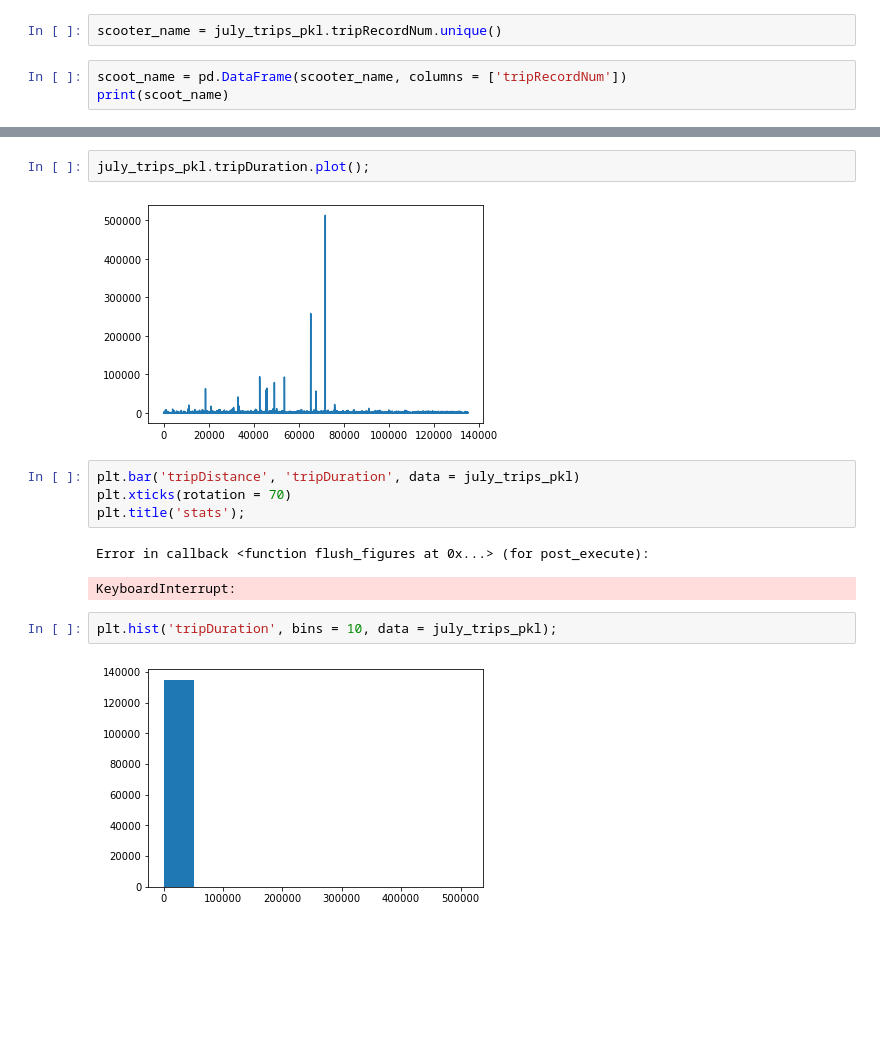
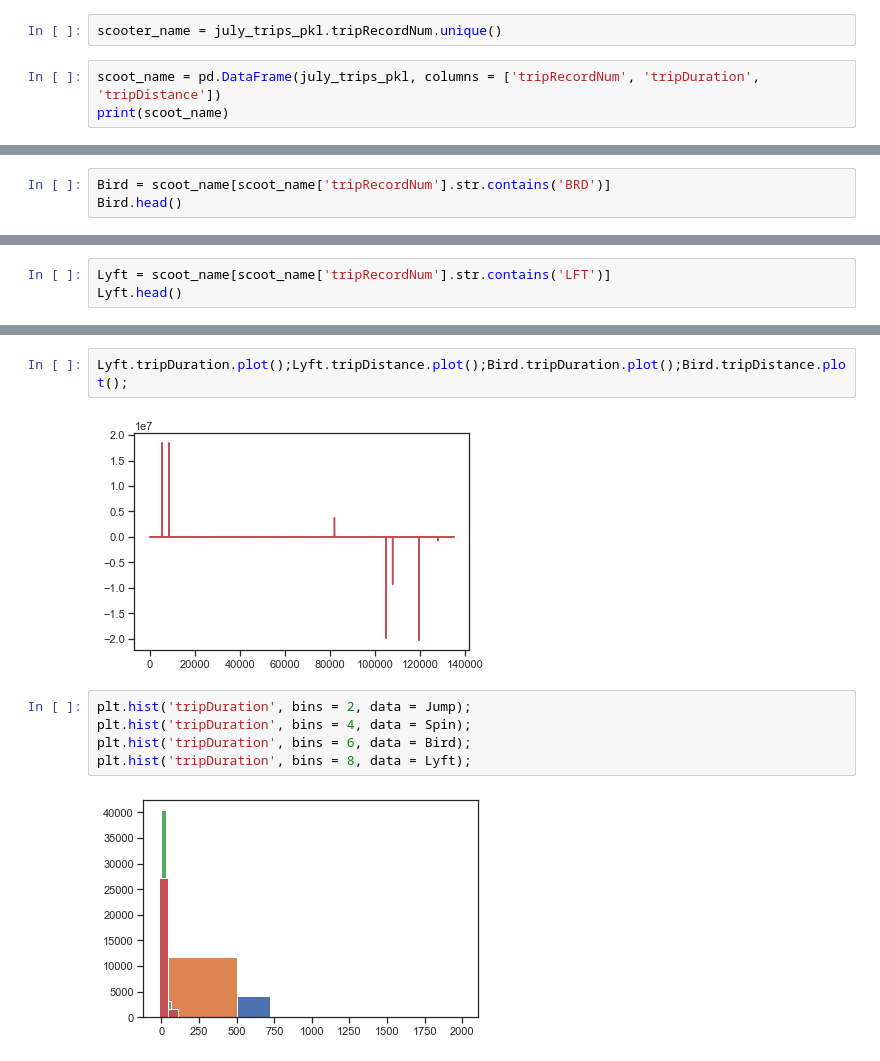
Before and after one commit to Quezadajl/nashville-scooters-project, a Jupyter notebook: notebooks/Scooter_Stats_JulyTrips.ipynb, the cells around one changed output, grey strips where cells are left out. Cells and saved outputs as stored; diff of their text form; blank space fills up the shorter version.

```diff
--- a/notebooks/Scooter_Stats_JulyTrips.ipynb
+++ b/notebooks/Scooter_Stats_JulyTrips.ipynb
@@ -97,6 +100,6 @@ dtype: int64
 # %%
 scooter_name = july_trips_pkl.tripRecordNum.unique()
 # %%
-scoot_name = pd.DataFrame(scooter_name, columns = ['tripRecordNum'])
+scoot_name = pd.DataFrame(july_trips_pkl, columns = ['tripRecordNum', 'tripDuration', 'tripDistance'])
 print(scoot_name)
 # %% [output]
@@ -116,0 +120,3 @@ print(scoot_name)
+# %%
+Bird = scoot_name[scoot_name['tripRecordNum'].str.contains('BRD')]
+Bird.head()
@@ -116,0 +130,3 @@ print(scoot_name)
+# %%
+Lyft = scoot_name[scoot_name['tripRecordNum'].str.contains('LFT')]
+Lyft.head()
@@ -117,15 +206,11 @@ print(scoot_name)
 # %%
-july_trips_pkl.tripDuration.plot();
+Lyft.tripDuration.plot();Lyft.tripDistance.plot();Bird.tripDuration.plot();Bird.tripDistance.plot();
 # %% [output]
-[figure, old version]
+[figure, new version]
-# %%
-plt.bar('tripDistance', 'tripDuration', data = july_trips_pkl)
-plt.xticks(rotation = 70)
-plt.title('stats');
-# %% [output]
-Error in callback <function flush_figures at 0x...> (for post_execute):
-KeyboardInterrupt:
 # %%
-plt.hist('tripDuration', bins = 10, data = july_trips_pkl);
+plt.hist('tripDuration', bins = 2, data = Jump);
+plt.hist('tripDuration', bins = 4, data = Spin);
+plt.hist('tripDuration', bins = 6, data = Bird);
+plt.hist('tripDuration', bins = 8, data = Lyft);
 # %% [output]
-[figure, old version]
+[figure, new version]
```
Also changed, not shown: parts of 19 cells of this notebook, 2 other files.
